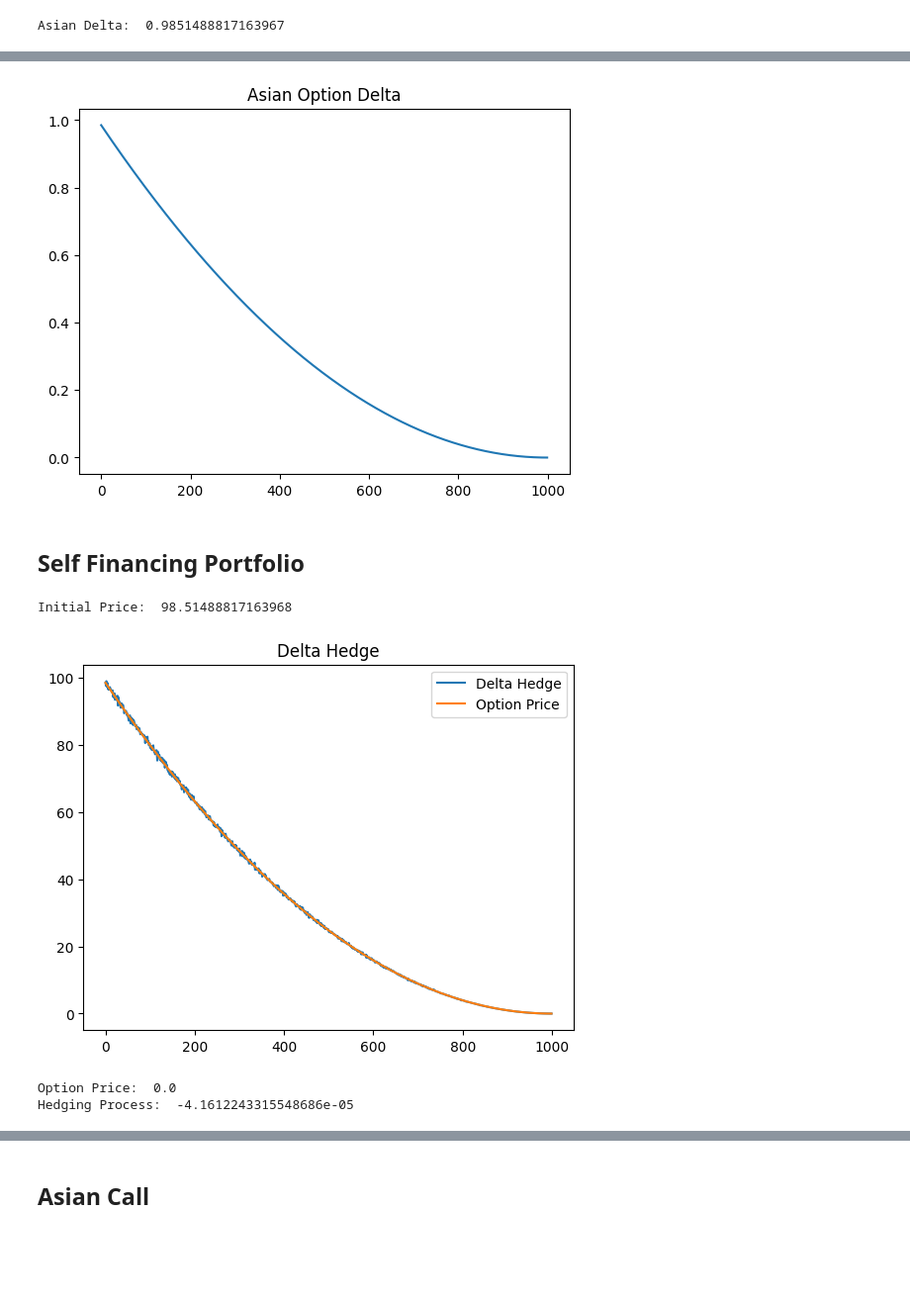
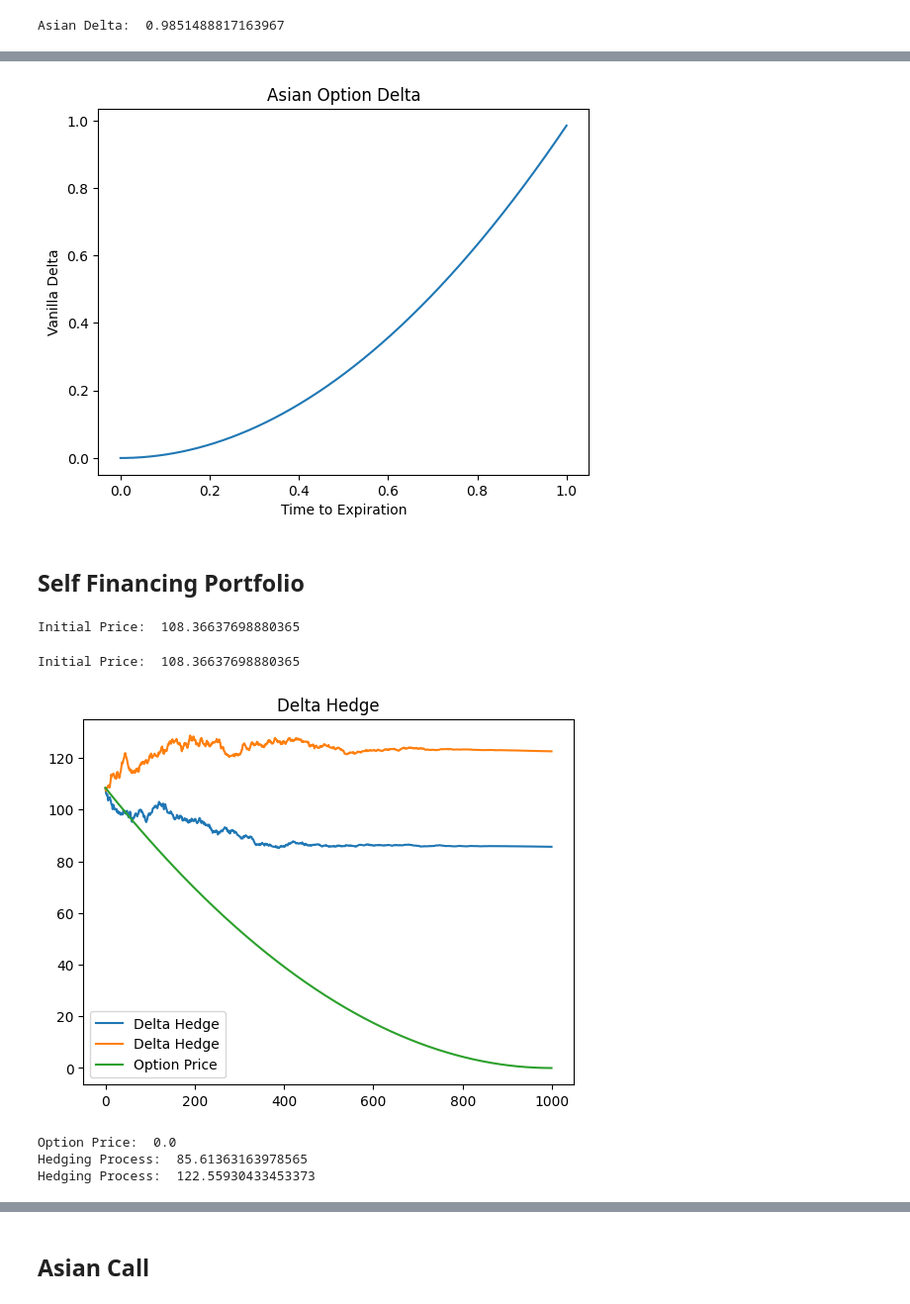
Before and after one commit to RutgersMSMF/MathFinance, a Jupyter notebook: Recitations/Notebook8.ipynb, the cells around one changed output, grey strips where cells are left out. Shown at 99% size. Saved outputs shown, nothing was run; the diff lists cells and outputs as text; code cells hidden in the pictures; blank space fills up the shorter version.

```diff
--- a/Recitations/Notebook8.ipynb
+++ b/Recitations/Notebook8.ipynb
@@ -133,36 +181,55 @@ plt.show()
 # %%
-plt.plot(deltas)
+plt.plot(time, deltas)
 plt.title("Asian Option Delta")
+plt.xlabel("Time to Expiration")
+plt.ylabel("Vanilla Delta")
 plt.show()
 # %% [output]
-[figure, old version]
+[figure, new version]
 # %% [markdown]
 ## Self Financing Portfolio
 # %%
-pi_process = np.zeros(N)
-pi_process[0] = prices[0]
+pi1 = np.zeros(N)
+pi1[0] = prices[0]
 print("Initial Price: ", prices[0])
 # %% [output]
-Initial Price:  98.51488817163968
+Initial Price:  108.36637698880365
+# %%
+pi2 = np.zeros(N)
+pi2[0] = prices[0]
+print("Initial Price: ", prices[0])
+# %% [output]
+Initial Price:  108.36637698880365
 # %%
 y = np.zeros(N)
-y[0] = prices[0] - (deltas[0] * stock_process[0])
+y[0] = prices[0] - (deltas[0] * stock1[0])
 
 for i in range(1, N):
 
-    pi_process[i] = (deltas[i] * stock_process[i]) + (y[i - 1] * np.exp(-r * dt))
-    y[i] = prices[i] - (deltas[i] * stock_process[i])
+    pi1[i] = (deltas[i - 1] * stock1[i]) + (y[i - 1] * np.exp(-r * dt))
+    y[i] = pi1[i] - (deltas[i] * stock1[i])
+# %%
+y = np.zeros(N)
+y[0] = prices[0] - (deltas[0] * stock2[0])
+
+for i in range(1, N):
+
+    pi2[i] = (deltas[i - 1] * stock2[i]) + (y[i - 1] * np.exp(-r * dt))
+    y[i] = pi2[i] - (deltas[i] * stock2[i])
 # %%
-plt.plot(pi_process, label = "Delta Hedge")
+plt.plot(pi1, label = "Delta Hedge")
+plt.plot(pi2, label = "Delta Hedge")
 plt.plot(prices, label = "Option Price")
 plt.title("Delta Hedge")
 plt.legend(loc = 'best')
 plt.show()
 # %% [output]
-[figure, old version]
+[figure, new version]
 # %%
 print("Option Price: ", prices[-1])
-print("Hedging Process: ", pi_process[-1])
+print("Hedging Process: ", pi1[-1])
+print("Hedging Process: ", pi2[-1])
 # %% [output]
 Option Price:  0.0
-Hedging Process:  -4.1612243315548686e-05
+Hedging Process:  85.61363163978565
+Hedging Process:  122.55930433453373
```
Also changed, not shown: parts of 20 cells of this notebook, 2 other files.
